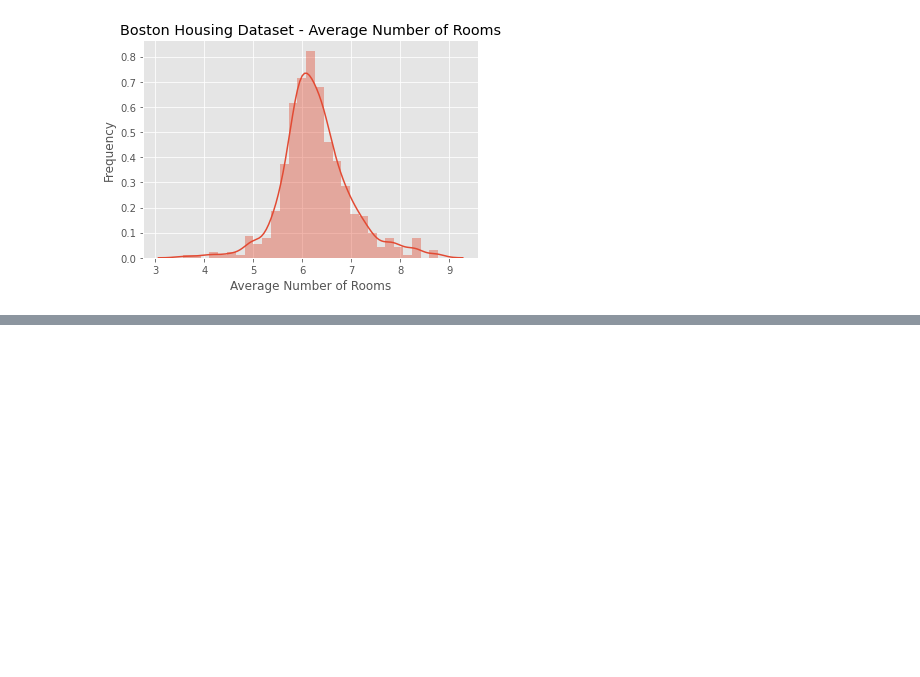
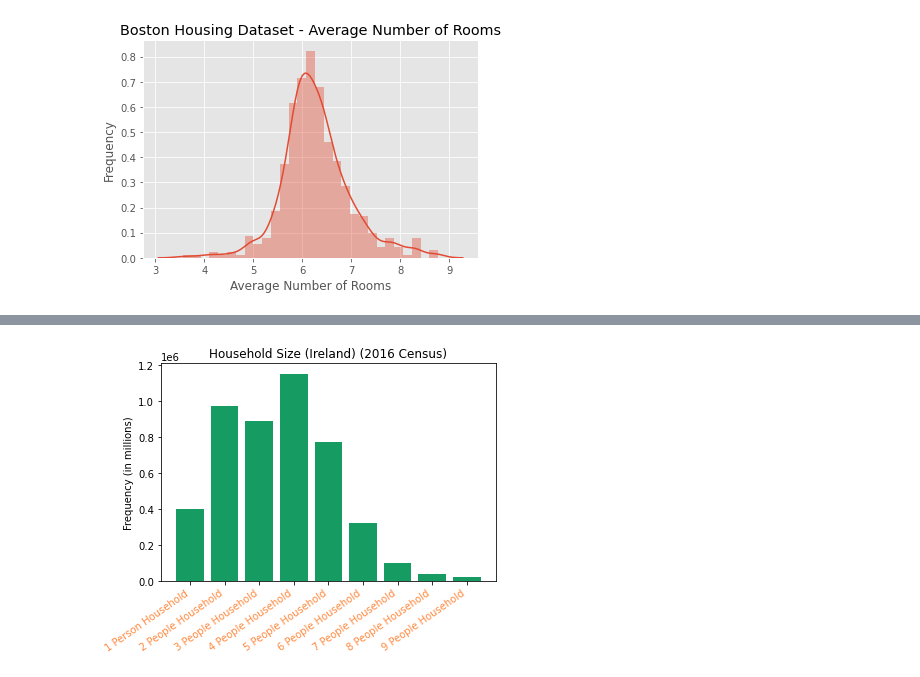
Before and after one commit to dssheldon/ProgDA-Project-SDS, a Jupyter notebook: ProgDA-Project-SDS.ipynb, the cells around one changed output, grey strips where cells are left out. Saved outputs shown, nothing was run; the diff lists cells and outputs as text; code cells hidden in the pictures; blank space fills up the shorter version.

```diff
--- a/ProgDA-Project-SDS.ipynb
+++ b/ProgDA-Project-SDS.ipynb
@@ -273,0 +309,31 @@ plt.show()
+# %%
+# The following data is from the Central Statistics Office - https://data.cso.ie/table/E4026
+# Census 2016 \ Profile 4 - Households and Families \ E4026 - Private Households by Reference Person 2011 to 2016
+# E4026 - Private Households by Reference Person (2011 to 2016)
+
+# The following dictionary has been compiled based on the E4026 report from CSO.ie
+
+
+irish_households_size = \
+{'1 Person Household': 399815,
+ '2 People Household': 973072,
+ '3 People Household': 892695,
+ '4 People Household': 1153312,
+ '5 People Household': 774205,
+ '6 People Household': 324096,
+ '7 People Household': 99974,
+ '8 People Household': 35672,
+ '9 People Household': 23807}
+
+
+keys = irish_households_size.keys()
+values = irish_households_size.values()
+
+plt.bar(keys, values, color='#169b62', alpha=1)
+plt.xticks(rotation=35, ha='right', color='#ff883e')
+plt.ylabel('Frequency (in millions)')
+plt.title('Household Size (Ireland) (2016 Census)')
+
+plt.show()
+# %% [output]
+[figure, added]
```
Also changed, not shown: parts of 4 cells of this notebook.
